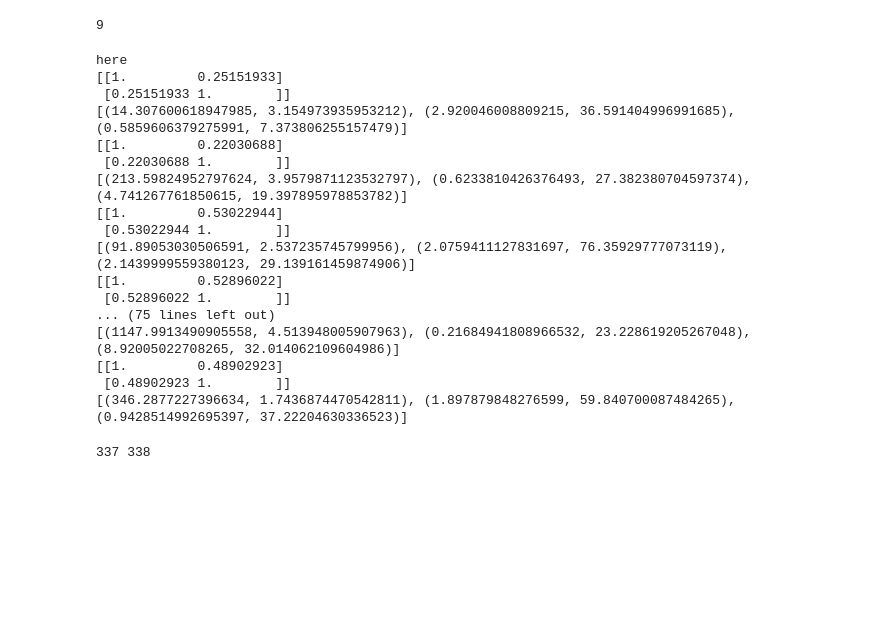
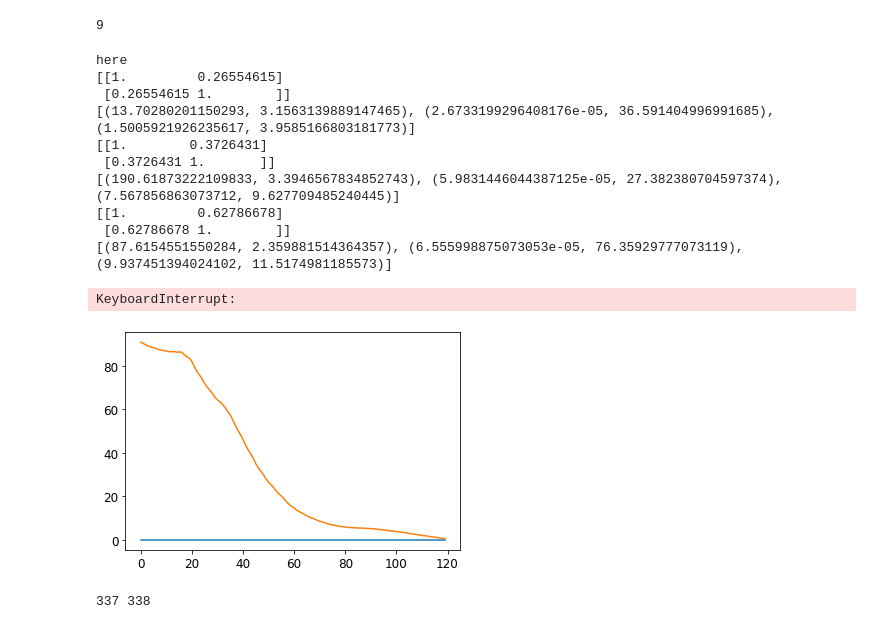
Before and after one commit to mgrecu35/ensGN, a Jupyter notebook: paperRST.ipynb, the cells around one changed output. Cells and saved outputs as stored; diff of their text form; code cells hidden in the pictures; blank space fills up the shorter version.

```diff
--- a/paperRST.ipynb
+++ b/paperRST.ipynb
@@ -393,20 +410,20 @@ fL[9]()
 # %% [output]
 9
 # %%
-#import stochopy
+import stochopy
 from stochopy.optimize import minimize
 def f_obj_2(x):
     pRateEns1=x
     x[x<0]=0
-    z_att_f = calg.computez(pRateEns1,fint[:120],\
+    z_att_f = computeZ1(pRateEns1,fint[:120],\
                             pZ_snow,pZ_rain,att_snow,att_rain,dr)
     z_att_f[z_att_f<zthr]=min(0,zthr)
-    f_val1=1/2*(z_att_f-zobs0).T@(z_att_f-zobs0)/0.25
+    f_val1=1/2*(z_att_f-zobs0).T@(z_att_f-zobs0)/2
     f_val2=1/2*(x-pRatem).T@B_inv@(x-pRatem)
     return float(f_val1)+float(f_val2)
 def f_obj_1(x):
     pRateEns1=x
-    z_att_f = calg.computez(pRateEns1,fint[:120],\
+    z_att_f = computeZ1(pRateEns1,fint[:120],\
                             pZ_snow,pZ_rain,att_snow,att_rain,dr)
     z_att_f[z_att_f<zthr]=0
     f_val1=1/2*(z_att_f-zobs0).T@(z_att_f-zobs0)/0.25
@@ -426,7 +443,7 @@ if 1==1:
     pRateEns = rng.multivariate_normal(pRatem, covT[120:,120:]@xsc, (nEns))
     pRateEns[pRateEns<0]=0
     zEns=computeZ(pRateEns[:,:120],fint[:120],pZ_snow,pZ_rain,\
-                  att_snow,att_rain)
+                  att_snow,att_rain,dr)
     zEns[zEns<zthr]=0
     neigh.fit(zEns)
     x1=[]
@@ -434,52 +451,47 @@ if 1==1:
     x3=[]
     FL=[]
     print('here')
     for i in ind_test[:]:
         a0=np.nonzero(zL[i,:120]>10)
         zobs=zL[i,:120]
         zobs0=zobs.copy()
         zobs0[zobs0<zthr]=min(0,zthr)
         ind=neigh.kneighbors([zobs0])
         ind=ind[-1][0]
         x1.append(pRateEns[ind,0:120].mean(axis=0))
         x2.append(pRate[i,0:120])
         x0=pRateEns[ind[-60:],0:120]
         ind=neigh.kneighbors([zobs0])
         ind=ind[-1][0]
         #x1.append(pRateEns[ind,0:120].mean(axis=0))
         #print(x0.shape)
         #print(len(bounds))
         #stochopy.optimize.cmaes(fun, bounds, x0=None, args=(), maxiter=100, popsize=10
-        x_stocho = stochopy.optimize.cmaes(f_obj_2,  bounds, x0=x0.mean(axis=0), maxiter=450,popsize=40)
+        x_stocho = stochopy.optimize.cmaes(f_obj_2,  bounds, x0=x0.mean(axis=0), maxiter=750,popsize=40)
         x_stocho_x=x_stocho['x']
         x_stocho_x[x_stocho_x<0]=0
         x3.append(x_stocho_x)
         #print(x_stocho)
         FL.append([f_obj(x1[-1]),f_obj(x2[-1]),f_obj(x3[-1])])
         #print(FL[-1])
         if len(x1)%20==0:
-            pickle.dump([x1,x2,x3,FL],open('CMAES_ret_r025.pklz','wb'))
+            pickle.dump([x1,x2,x3,FL],open('CMAES_ret_r2.pklz','wb'))
             print(np.corrcoef(np.array(x3)[:,0],np.array(x2)[:,0]))
             print(FL[-1])
-pickle.dump([x1,x2,x3,FL],open('CMAES_ret_r025.pklz','wb'))
+pickle.dump([x1,x2,x3,FL],open('CMAES_ret_r2.pklz','wb'))
 # %% [output]
 here
-[[1.         0.25151933]
- [0.25151933 1.        ]]
-[(14.307600618947985, 3.154973935953212), (2.920046008809215, 36.591404996991685), (0.5859606379275991, 7.373806255157479)]
-[[1.         0.22030688]
- [0.22030688 1.        ]]
-[(213.59824952797624, 3.9579871123532797), (0.6233810426376493, 27.382380704597374), (4.741267761850615, 19.397895978853782)]
-[[1.         0.53022944]
- [0.53022944 1.        ]]
-[(91.89053030506591, 2.537235745799956), (2.0759411127831697, 76.35929777073119), (2.1439999559380123, 29.139161459874906)]
-[[1.         0.52896022]
- [0.52896022 1.        ]]
-... (75 lines left out)
-[(1147.9913490905558, 4.513948005907963), (0.21684941808966532, 23.228619205267048), (8.92005022708265, 32.014062109604986)]
-[[1.         0.48902923]
- [0.48902923 1.        ]]
-[(346.2877227396634, 1.7436874470542811), (1.897879848276599, 59.840700087484265), (0.9428514992695397, 37.22204630336523)]
+[[1.         0.26554615]
+ [0.26554615 1.        ]]
+[(13.70280201150293, 3.1563139889147465), (2.6733199296408176e-05, 36.591404996991685), (1.5005921926235617, 3.9585166803181773)]
+[[1.        0.3726431]
+ [0.3726431 1.       ]]
+[(190.61873222109833, 3.3946567834852743), (5.9831446044387125e-05, 27.382380704597374), (7.567856863073712, 9.627709485240445)]
+[[1.         0.62786678]
+ [0.62786678 1.        ]]
+[(87.6154551550284, 2.359881514364357), (6.555998875073053e-05, 76.35929777073119), (9.937451394024102, 11.5174981185573)]
+KeyboardInterrupt:
+[figure, added]
 # %%
 # %% [output]
 337 338
```
Also changed, not shown: parts of 7 cells of this notebook, 2 other files.
